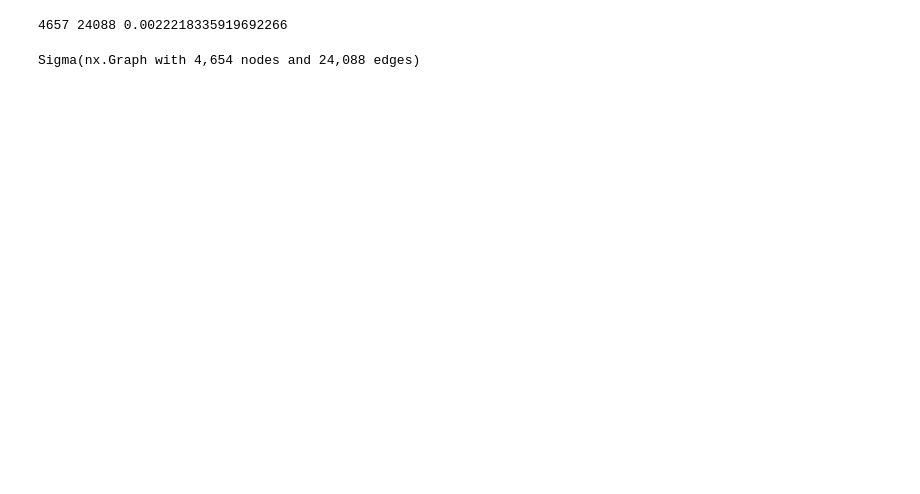
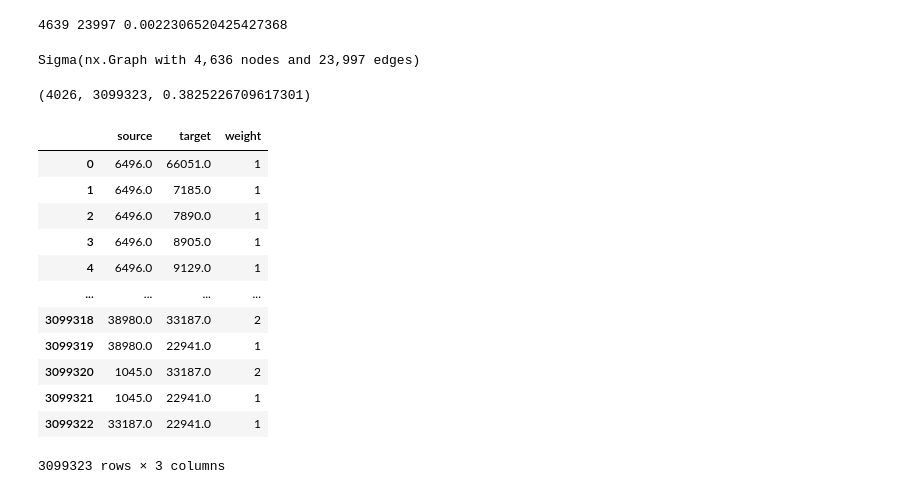
Before and after one commit to MiguelLaura/bigfoot, a Jupyter notebook: laura/text_title.ipynb, the cells around one changed output. Drawn from its saved outputs; the diff is of its cells as text; code cells hidden in the pictures; blank space fills up the shorter version.

```diff
--- a/laura/text_title.ipynb
+++ b/laura/text_title.ipynb
@@ -42,9 +49,6 @@ with open("../data/bigfoot.csv", "r") as f:
                 tokens[token] += 1
                 class_per_token[token].add(line["classification"])
                 tokens_per_report[line["number"]].add(token)
-# %%
-for token in class_per_token.keys():
-    idf[token] = math.log(5021 / len(class_per_token[token]))
 # %%
 dict_tokens = {k: v for k, v in tokens.most_common() if v > 5}
 dict_tokens
@@ -109,5 +113,27 @@ Sigma(
     node_color="classification"
 )
 # %% [output]
-4657 24088 0.0022218335919692266
+4639 23997 0.0022306520425427368
-Sigma(nx.Graph with 4,654 nodes and 24,088 edges)
+Sigma(nx.Graph with 4,636 nodes and 23,997 edges)
+# %%
+g_report = monopartite_projection(g, "report")
+
+g_report.order(), g_report.size(), nx.density(g_report)
+# %% [output]
+(4026, 3099323, 0.3825226709617301)
+# %%
+graph_to_edges_dataframe(g_report)
+# %% [output]
+|  | source | target | weight |
+| 0 | 6496.0 | 66051.0 | 1 |
+| 1 | 6496.0 | 7185.0 | 1 |
+| 2 | 6496.0 | 7890.0 | 1 |
+| 3 | 6496.0 | 8905.0 | 1 |
+| 4 | 6496.0 | 9129.0 | 1 |
+| ... | ... | ... | ... |
+| 3099318 | 38980.0 | 33187.0 | 2 |
+| 3099319 | 38980.0 | 22941.0 | 1 |
+| 3099320 | 1045.0 | 33187.0 | 2 |
+| 3099321 | 1045.0 | 22941.0 | 1 |
+| 3099322 | 33187.0 | 22941.0 | 1 |
+3099323 rows × 3 columns
```
Also changed, not shown: parts of 8 cells of this notebook, 2 other files.
